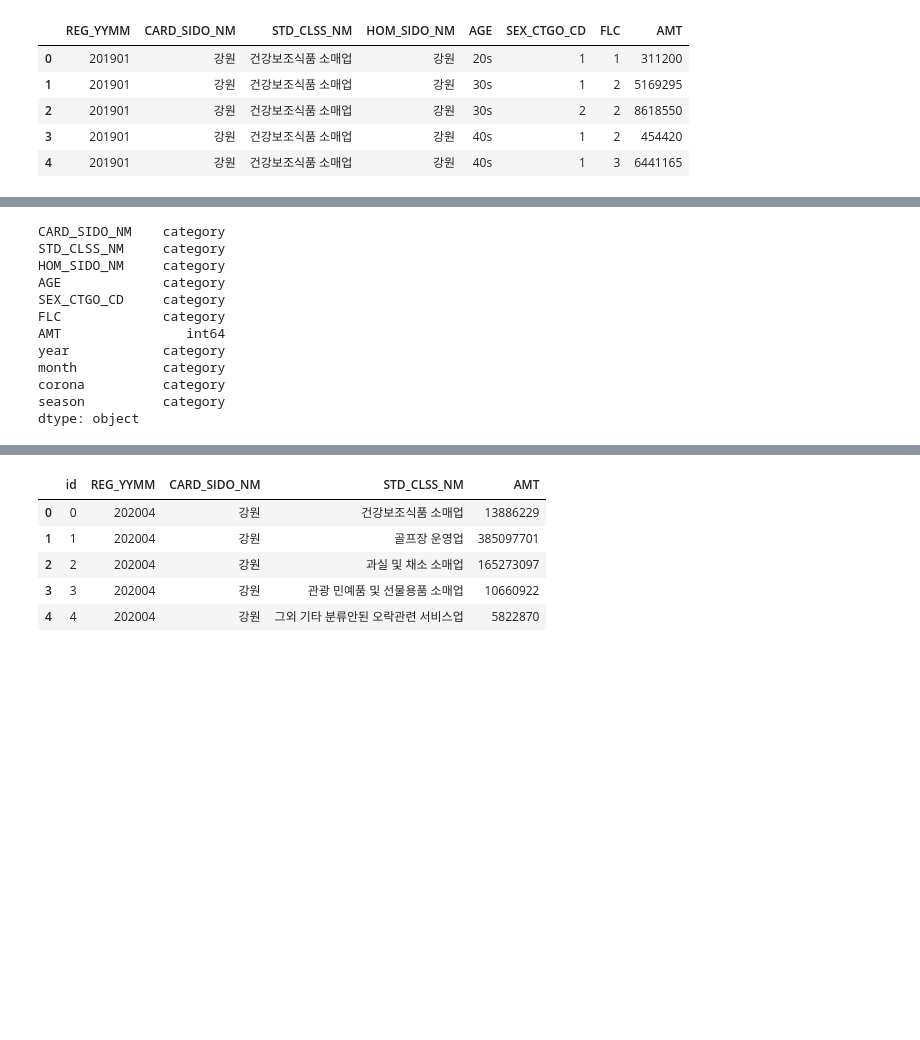
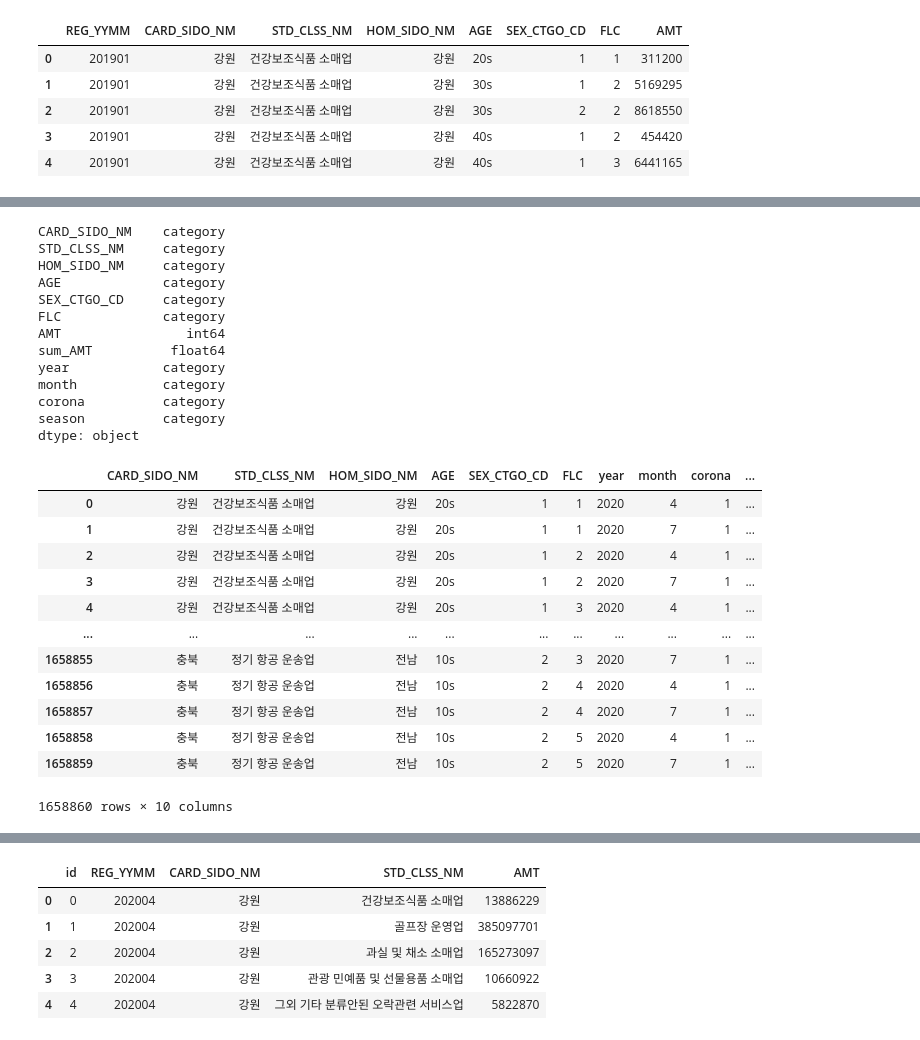
Before and after one commit to DrumDong/Dacon_Jeju, a Jupyter notebook: Jeju_modeling(LightGBM).ipynb, the cells around one changed output, grey strips where cells are left out. Cells and saved outputs as stored; diff of their text form; code cells hidden in the pictures; blank space fills up the shorter version.

```diff
--- a/Jeju_modeling(LightGBM).ipynb
+++ b/Jeju_modeling(LightGBM).ipynb
@@ -270,6 +332,6 @@ data.loc[(data['month']==12) | (data['month']<=2),'season'] = 'winter'
 # %%
 for col in data.columns:
-  if col !='AMT':
+  if col !='AMT' and col !='sum_AMT':
     data[col] = data[col].astype('category')
 data.dtypes
 # %% [output]
@@ -280,6 +342,7 @@ AGE             category
 SEX_CTGO_CD     category
 FLC             category
 AMT                int64
+sum_AMT          float64
 year            category
 month           category
 corona          category
@@ -290,0 +388,16 @@ y_data = np.log1p(data['AMT'])
+# %%
+temp
+# %% [output]
+|  | CARD_SIDO_NM | STD_CLSS_NM | HOM_SIDO_NM | AGE | SEX_CTGO_CD | FLC | year | month | corona | ... |
+| 0 | 강원 | 건강보조식품 소매업 | 강원 | 20s | 1 | 1 | 2020 | 4 | 1 | ... |
+| 1 | 강원 | 건강보조식품 소매업 | 강원 | 20s | 1 | 1 | 2020 | 7 | 1 | ... |
+| 2 | 강원 | 건강보조식품 소매업 | 강원 | 20s | 1 | 2 | 2020 | 4 | 1 | ... |
+| 3 | 강원 | 건강보조식품 소매업 | 강원 | 20s | 1 | 2 | 2020 | 7 | 1 | ... |
+| 4 | 강원 | 건강보조식품 소매업 | 강원 | 20s | 1 | 3 | 2020 | 4 | 1 | ... |
+| ... | ... | ... | ... | ... | ... | ... | ... | ... | ... | ... |
+| 1658855 | 충북 | 정기 항공 운송업 | 전남 | 10s | 2 | 3 | 2020 | 7 | 1 | ... |
+| 1658856 | 충북 | 정기 항공 운송업 | 전남 | 10s | 2 | 4 | 2020 | 4 | 1 | ... |
+| 1658857 | 충북 | 정기 항공 운송업 | 전남 | 10s | 2 | 4 | 2020 | 7 | 1 | ... |
+| 1658858 | 충북 | 정기 항공 운송업 | 전남 | 10s | 2 | 5 | 2020 | 4 | 1 | ... |
+| 1658859 | 충북 | 정기 항공 운송업 | 전남 | 10s | 2 | 5 | 2020 | 7 | 1 | ... |
+1658860 rows × 10 columns
```
Also changed, not shown: parts of 51 cells of this notebook.
